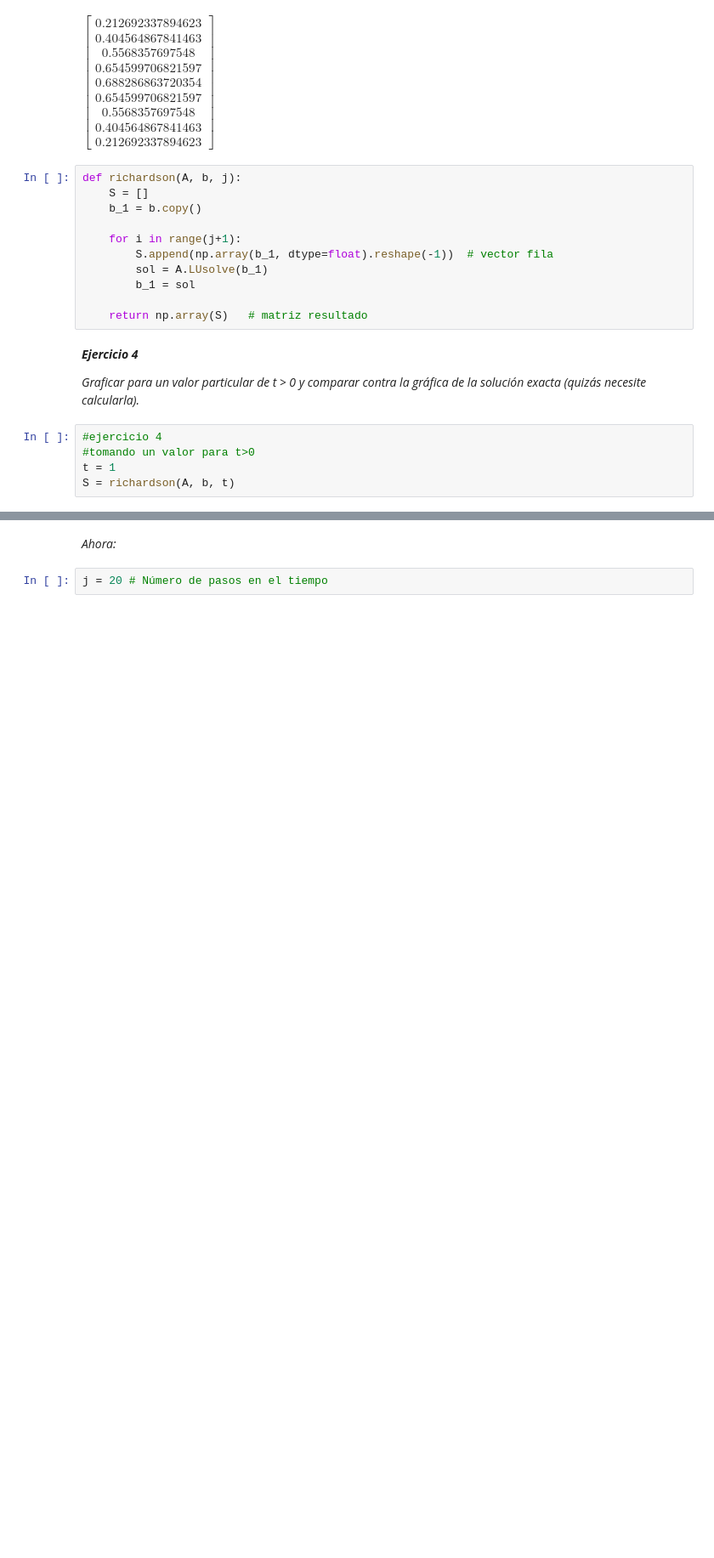
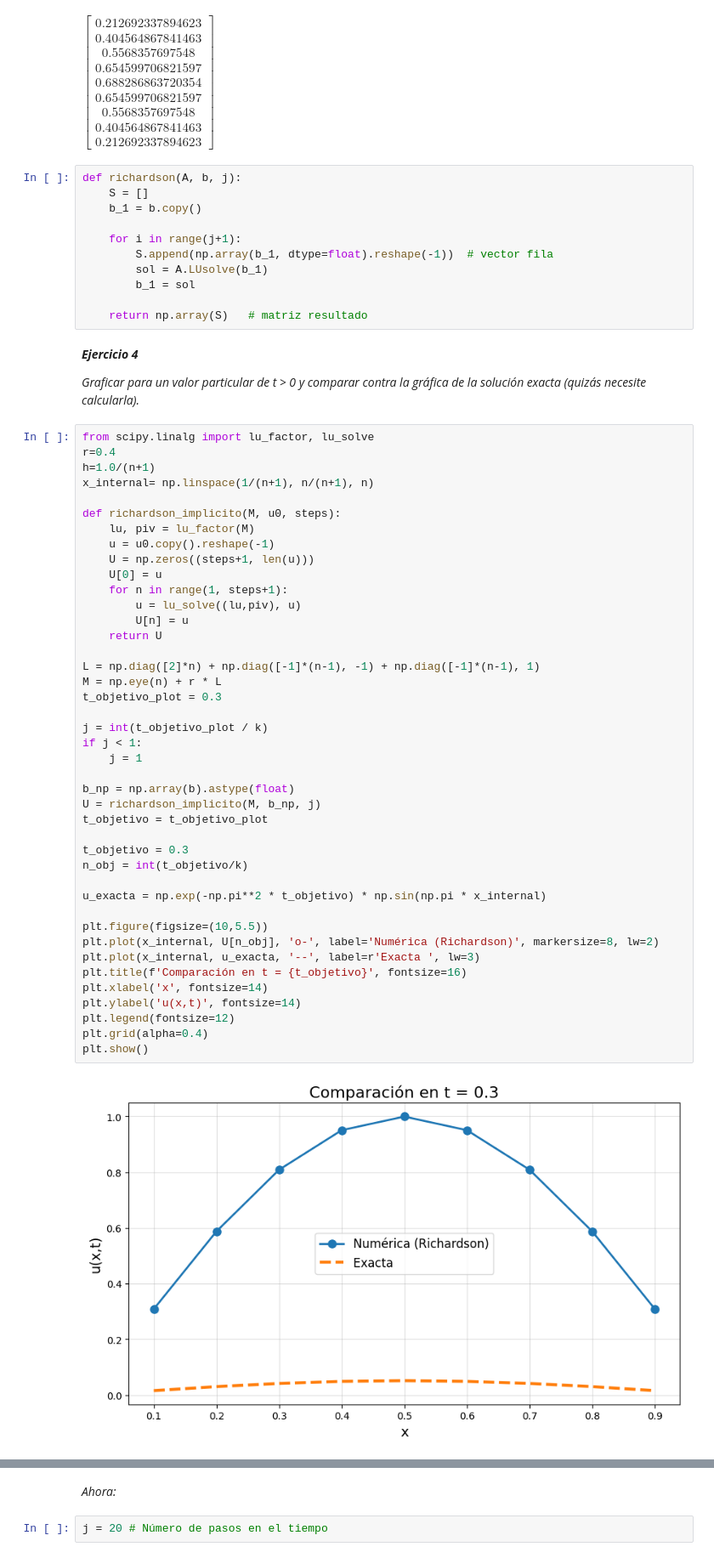
Before and after one commit to desireesosa/EDPII, a Jupyter notebook: MetodoRichardson.ipynb, the cells around one changed output, grey strips where cells are left out. Shown: that part at 85% size. Saved outputs shown, nothing was run; the diff lists cells and outputs as text; blank space fills up the shorter version.

```diff
--- a/MetodoRichardson.ipynb
+++ b/MetodoRichardson.ipynb
@@ -96,11 +96,50 @@ def richardson(A, b, j):
 ***Ejercicio 4***
 
 *Graficar para un valor particular de t > 0 y comparar contra la gráfica de la solución exacta (quizás necesite calcularla).*
-# %%
-#ejercicio 4
-#tomando un valor para t>0
-t = 1
-S = richardson(A, b, t)
+# %%
+from scipy.linalg import lu_factor, lu_solve
+r=0.4
+h=1.0/(n+1)
+x_internal= np.linspace(1/(n+1), n/(n+1), n)
+
+def richardson_implicito(M, u0, steps):
+    lu, piv = lu_factor(M)
+    u = u0.copy().reshape(-1)
+    U = np.zeros((steps+1, len(u)))
+    U[0] = u
+    for n in range(1, steps+1):
+        u = lu_solve((lu,piv), u)
+        U[n] = u
+    return U
+
+L = np.diag([2]*n) + np.diag([-1]*(n-1), -1) + np.diag([-1]*(n-1), 1)
+M = np.eye(n) + r * L
+t_objetivo_plot = 0.3
+
+j = int(t_objetivo_plot / k)
+if j < 1:
+    j = 1
+
+b_np = np.array(b).astype(float)
+U = richardson_implicito(M, b_np, j)
+t_objetivo = t_objetivo_plot
+
+t_objetivo = 0.3
+n_obj = int(t_objetivo/k)
+
+u_exacta = np.exp(-np.pi**2 * t_objetivo) * np.sin(np.pi * x_internal)
+
+plt.figure(figsize=(10,5.5))
+plt.plot(x_internal, U[n_obj], 'o-', label='Numérica (Richardson)', markersize=8, lw=2)
+plt.plot(x_internal, u_exacta, '--', label=r'Exacta ', lw=3)
+plt.title(f'Comparación en t = {t_objetivo}', fontsize=16)
+plt.xlabel('x', fontsize=14)
+plt.ylabel('u(x,t)', fontsize=14)
+plt.legend(fontsize=12)
+plt.grid(alpha=0.4)
+plt.show()
+# %% [output]
+[figure, added]
 # %% [markdown]
 ***Ejercicio 5***
 
```
Also changed, not shown: parts of 1 cell of this notebook.
